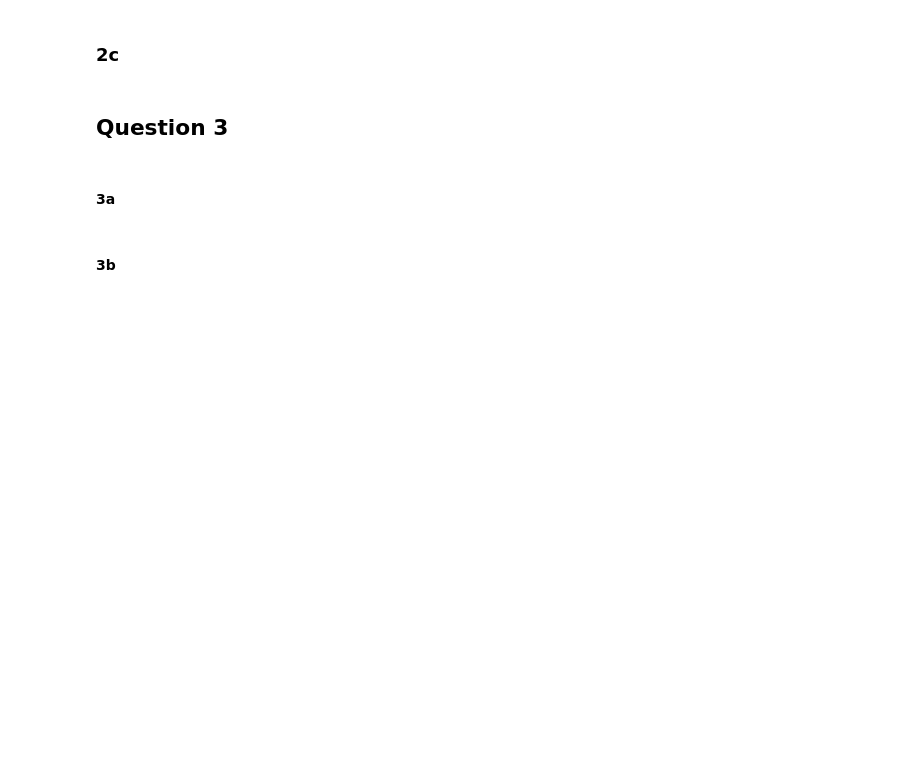
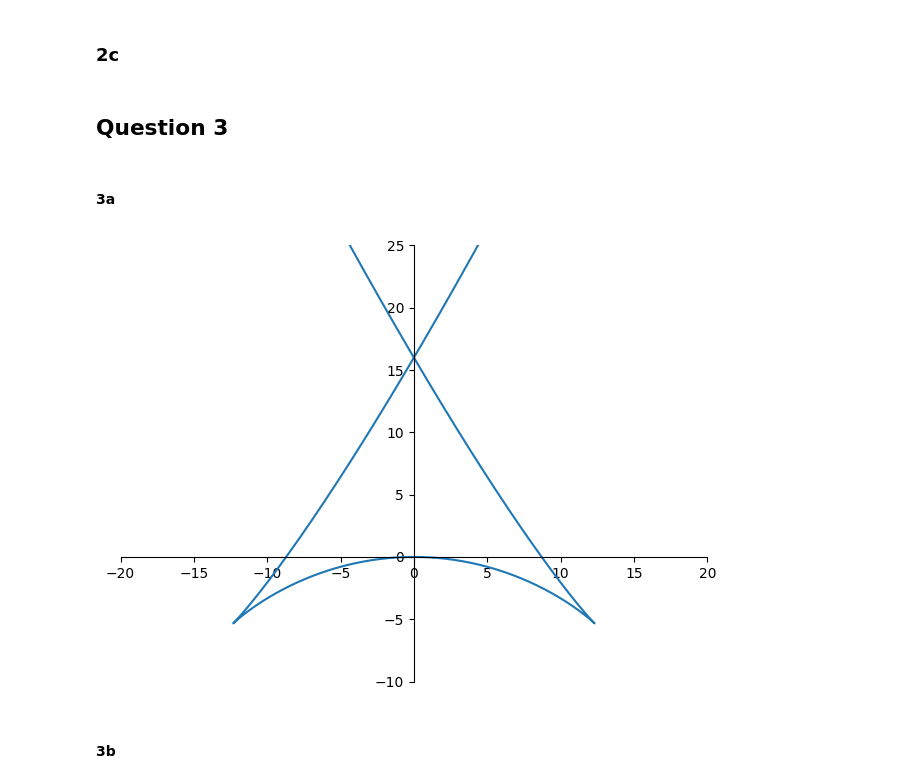
Before and after one commit to EthanMik/Math151_Python_Labs, a Jupyter notebook: Lab_2.ipynb, the cells around one changed output. Saved outputs shown, nothing was run; the diff lists cells and outputs as text; code cells hidden in the pictures; blank space fills up the shorter version.

```diff
--- a/Lab_2.ipynb
+++ b/Lab_2.ipynb
@@ -45,7 +44,18 @@ Do not modify the cell above, as it contains all the packages you will need. It
 # %% [markdown]
 #### 3a
 # %%
-#start code here
+c = symbols("c")
+t = symbols("t")
+
+x_t = (2 * c * t) - 4 * t**3
+y_t = -(c * t**2) + 3 * t**4
+
+g = plot_parametric(x_t.subs(c, 2), y_t.subs(c, 2), (t, -2.5, 2.5), xlim = [-20, 20], ylim = [-10, 25], show=False)
+g = plot_parametric(x_t.subs(c, 5), y_t.subs(c, 5), (t, -2.5, 2.5), xlim = [-20, 20], ylim = [-10, 25], show=False)
+g = plot_parametric(x_t.subs(c, 8), y_t.subs(c, 8), (t, -2.5, 2.5), xlim = [-20, 20], ylim = [-10, 25], show = False)
+g.show()
+# %% [output]
+[figure, added]
 # %% [markdown]
 #### 3b
 # %%
```
Also changed, not shown: parts of 1 cell of this notebook.
